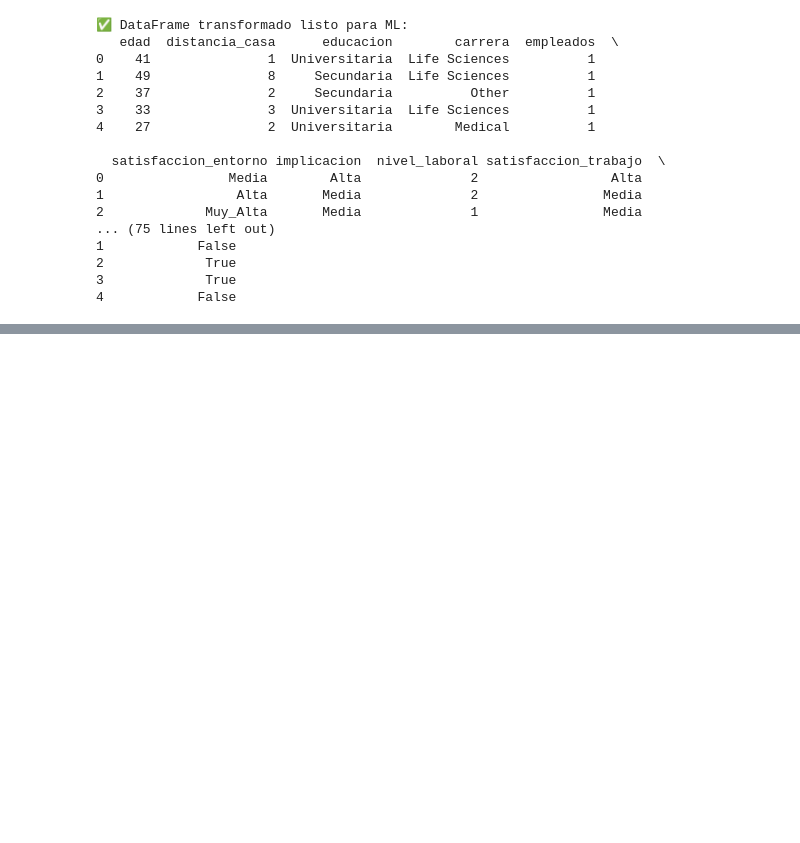
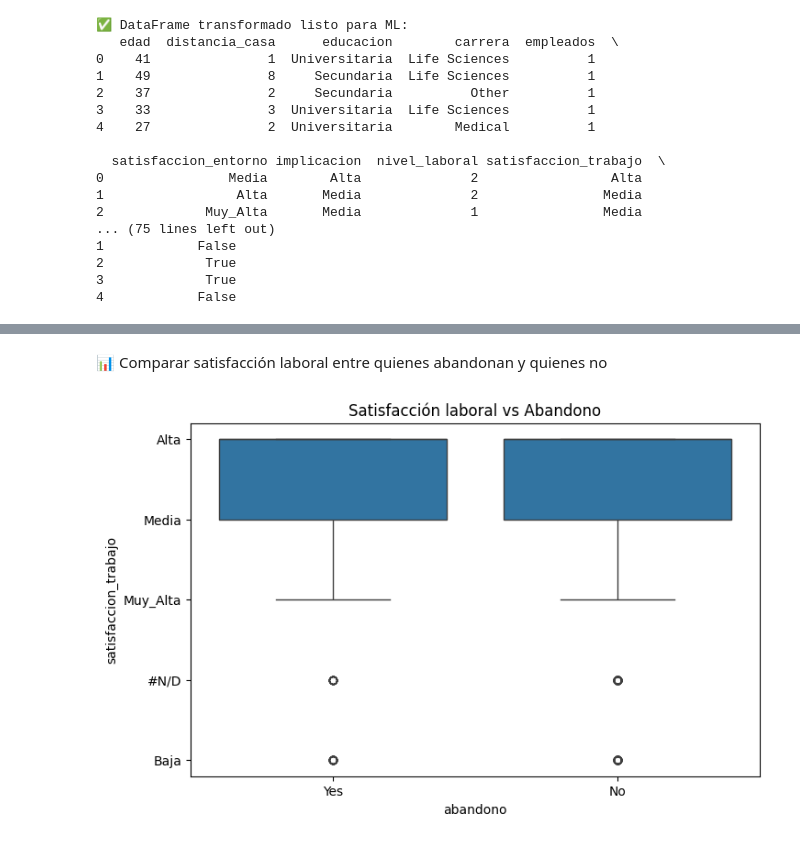
Before and after one commit to Mateo88XD/Proyectos-Grupal, a Jupyter notebook: Analisis Estadistico_Abandono Lavoral/Abandono_Laboral.ipynb, the cells around one changed output, grey strips where cells are left out. Drawn from its saved outputs; the diff is of its cells as text; code cells hidden in the pictures; blank space fills up the shorter version.

```diff
--- a/Analisis Estadistico_Abandono Lavoral/Abandono_Laboral.ipynb
+++ b/Analisis Estadistico_Abandono Lavoral/Abandono_Laboral.ipynb
@@ -224,0 +229,19 @@ df.to_excel("df_limpio.xlsx", index=False)
+# %%
+# Lista de columnas a eliminar
+columnas_drop = [
+    'empleados',
+    'nivel_laboral',
+    'mayor_edad',
+    'conciliacion',
+    'anos_con_manager_actual',
+    'departamento',      # si tenés dos, revisemos si son "departamento" y "departamentos"
+    'departamentos',
+    'puesto'
+]
+# %%
+
+# Eliminar columnas
+df = df.drop(columns=columnas_drop, errors='ignore')
+
+# Verificar que se eliminaron
+print(df.columns)
@@ -224,0 +279,12 @@ df.to_excel("df_limpio.xlsx", index=False)
+# %% [markdown]
+📊 Comparar satisfacción laboral entre quienes abandonan y quienes no
+# %%
+import seaborn as sns
+import matplotlib.pyplot as plt
+
+plt.figure(figsize=(8,5))
+sns.boxplot(x="abandono", y="satisfaccion_trabajo", data=df)
+plt.title("Satisfacción laboral vs Abandono")
+plt.show()
+# %% [output]
+[figure, added]
```
Also changed, not shown: parts of 12 cells of this notebook.
